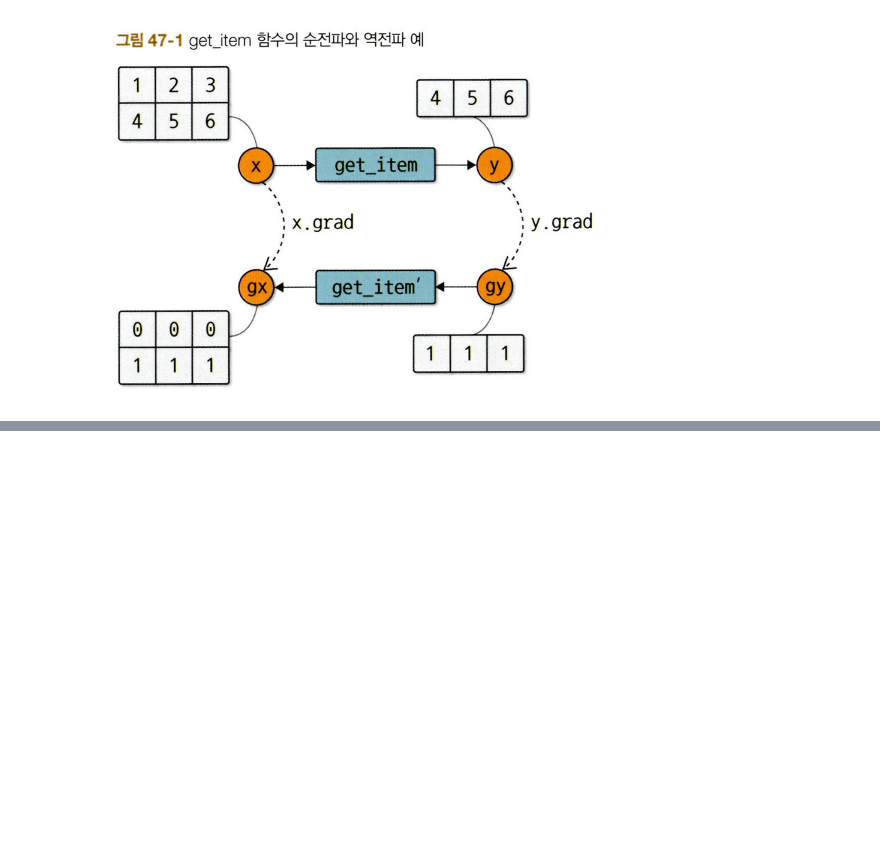
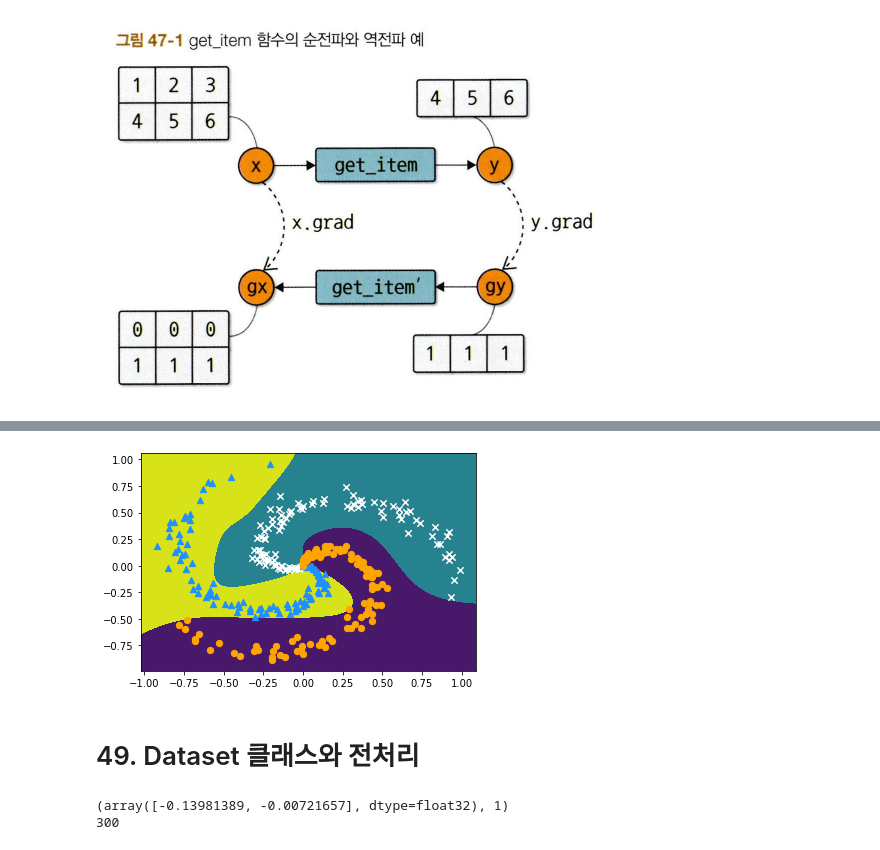
Before and after one commit to mintseok/MachineLearning, a Jupyter notebook: Deep_Learning_From_Scratch_3/제4고지.ipynb, the cells around one changed output, grey strips where cells are left out. Drawn from its saved outputs; the diff is of its cells as text; code cells hidden in the pictures; blank space fills up the shorter version.

```diff
--- a/Deep_Learning_From_Scratch_3/제4고지.ipynb
+++ b/Deep_Learning_From_Scratch_3/제4고지.ipynb
@@ -986,0 +1095,67 @@ variable([[0 0 0]
+# %%
+import math
+import numpy as np
+import matplotlib.pyplot as plt
+import dezero
+from dezero import optimizers
+import dezero.functions as F
+from dezero.models import MLP
+
+# Hyperparameters
+max_epoch = 300
+batch_size = 30
+hidden_size = 10
+lr = 1.0
+
+x, t = dezero.datasets.get_spiral(train=True)
+model = MLP((hidden_size, 3))
+optimizer = optimizers.SGD(lr).setup(model)
+
+data_size = len(x)
+max_iter = math.ceil(data_size / batch_size)
+
+for epoch in range(max_epoch):
+    # Shuffle index for data
+    index = np.random.permutation(data_size)
+    sum_loss = 0
+
+    for i in range(max_iter):
+        batch_index = index[i * batch_size:(i + 1) * batch_size]
+        batch_x = x[batch_index]
+        batch_t = t[batch_index]
+
+        y = model(batch_x)
+        loss = F.softmax_cross_entropy(y, batch_t)
+        model.cleargrads()
+        loss.backward()
+        optimizer.update()
+
+        sum_loss += float(loss.data) * len(batch_t)
+
+    # Print loss every 50 epoch
+    if (epoch+1) % 50 == 0:
+      avg_loss = sum_loss / data_size
+      print('epoch %d, loss %.2f' % (epoch + 1, avg_loss))
+
+# Plot boundary area the model predict
+h = 0.001
+x_min, x_max = x[:, 0].min() - .1, x[:, 0].max() + .1
+y_min, y_max = x[:, 1].min() - .1, x[:, 1].max() + .1
+xx, yy = np.meshgrid(np.arange(x_min, x_max, h), np.arange(y_min, y_max, h))
+X = np.c_[xx.ravel(), yy.ravel()]
+
+with dezero.no_grad():
+    score = model(X)
+predict_cls = np.argmax(score.data, axis=1)
+Z = predict_cls.reshape(xx.shape)
+plt.contourf(xx, yy, Z)
+
+# Plot data points of the dataset
+N, CLS_NUM = 100, 3
+markers = ['o', 'x', '^']
+colors = ['orange', 'white', 'dodgerblue']
+for i in range(len(x)):
+    c = t[i]
+    plt.scatter(x[i][0], x[i][1], s=40,  marker=markers[c], c=colors[c])
+plt.show()
+# %% [output]
@@ -986,0 +1168,3 @@ variable([[0 0 0]
+[figure, added]
+# %% [markdown]
+# 49. Dataset 클래스와 전처리
@@ -986,0 +1205,9 @@ variable([[0 0 0]
+# %%
+import dezero
+
+train_set = dezero.datasets.Spiral(train=True)
+print(train_set[0])
+print(len(train_set))
+# %% [output]
+(array([-0.13981389, -0.00721657], dtype=float32), 1)
+300
```
Also changed, not shown: parts of 36 cells of this notebook.
